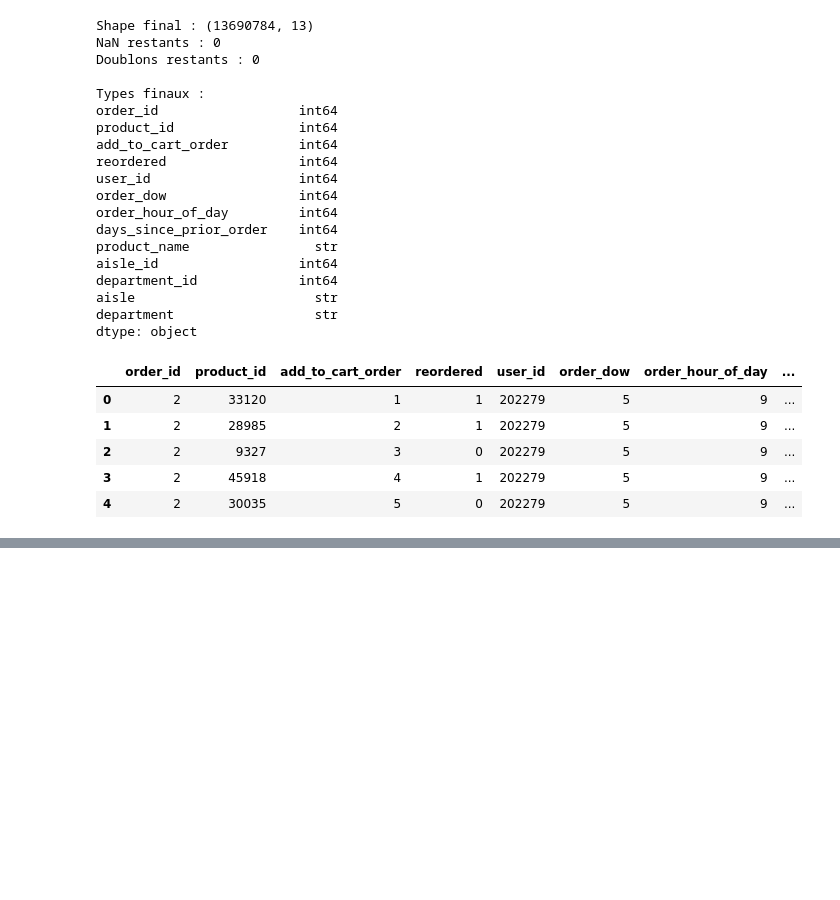
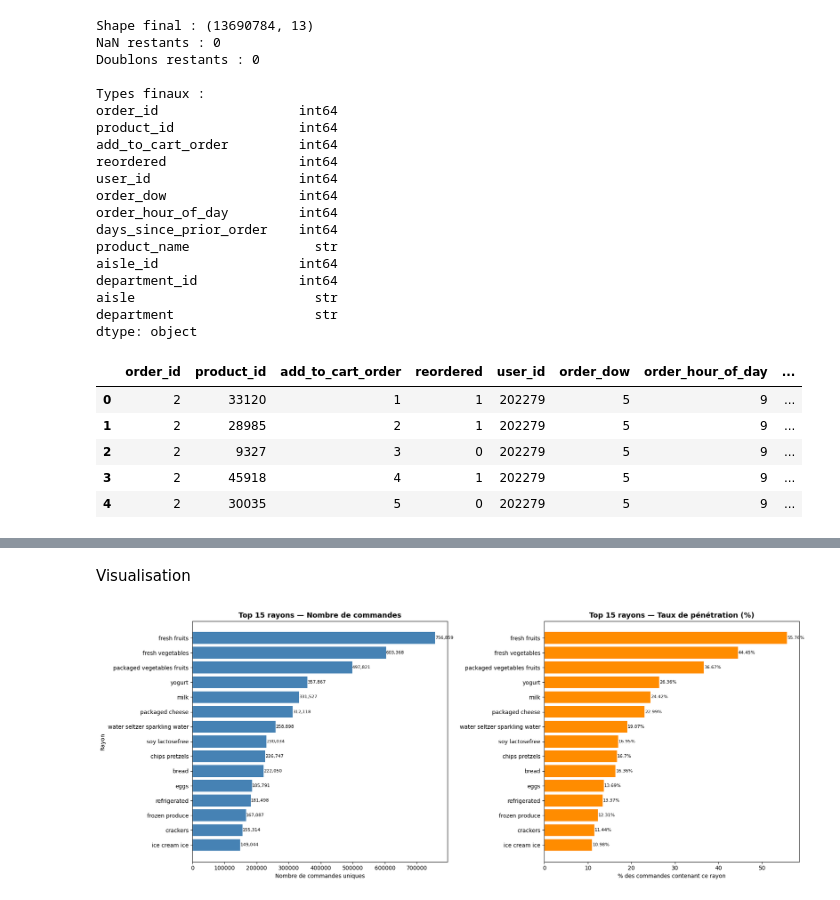
Before and after one commit to MeghCH/NextBuy, a Jupyter notebook: notebook_backup.ipynb, the cells around one changed output, grey strips where cells are left out. Saved outputs shown, nothing was run; the diff lists cells and outputs as text; code cells hidden in the pictures; blank space fills up the shorter version.

```diff
--- a/notebook_backup.ipynb
+++ b/notebook_backup.ipynb
@@ -257,0 +340,19 @@ dtype: object
+# %%
+total_commandes = df["order_id"].nunique()
+
+# Pour chaque rayon, compter combien de commandes il apparaît
+penetration_aisles = (
+    df.groupby("aisle")["order_id"]
+    .nunique()
+    .reset_index(name="nb_commandes")
+    .sort_values("nb_commandes", ascending=False)
+    .head(15)
+)
+
+# Taux en pourcentage
+penetration_aisles["taux_penetration"] = (
+    penetration_aisles["nb_commandes"] / total_commandes * 100
+).round(2)
+
+print(f"Nombre total de commandes : {total_commandes:,}")
+print(penetration_aisles)
@@ -257,0 +377,37 @@ dtype: object
+# %% [markdown]
+Visualisation
+# %%
+fig, axes = plt.subplots(1, 2, figsize=(18, 7))
+
+#Barplot : nombre de commandes par rayon
+colors = plt.cm.Blues_r(range(50, 200, 10))[:15]
+
+axes[0].barh(
+    penetration_aisles["aisle"][::-1],
+    penetration_aisles["nb_commandes"][::-1],
+    color="steelblue"
+)
+axes[0].set_title("Top 15 rayons — Nombre de commandes", fontsize=13, fontweight="bold")
+axes[0].set_xlabel("Nombre de commandes uniques")
+axes[0].set_ylabel("Rayon")
+
+for i, val in enumerate(penetration_aisles["nb_commandes"][::-1]):
+    axes[0].text(val + 200, i, f"{val:,}", va="center", fontsize=8)
+
+#Barplot : taux de pénétration en pourcentage
+axes[1].barh(
+    penetration_aisles["aisle"][::-1],
+    penetration_aisles["taux_penetration"][::-1],
+    color="darkorange"
+)
+axes[1].set_title("Top 15 rayons — Taux de pénétration (%)", fontsize=13, fontweight="bold")
+axes[1].set_xlabel("% des commandes contenant ce rayon")
+axes[1].set_ylabel("")
+
+for i, val in enumerate(penetration_aisles["taux_penetration"][::-1]):
+    axes[1].text(val + 0.1, i, f"{val}%", va="center", fontsize=8)
+
+plt.tight_layout()
+plt.show()
+# %% [output]
+[figure, added]
```
Also changed, not shown: parts of 59 cells of this notebook.
